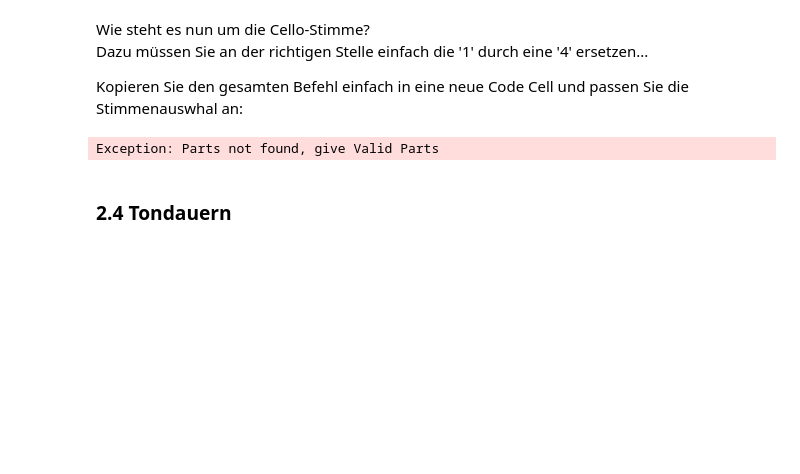
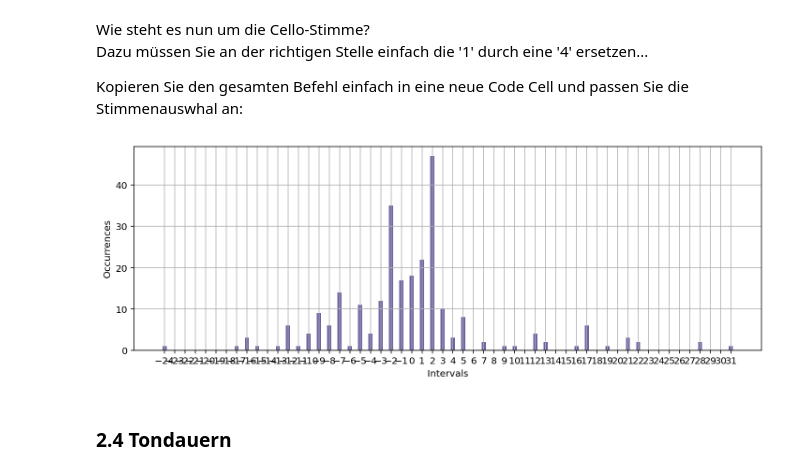
Before and after one commit to Christon-Ragavan/CAMAT, a Jupyter notebook: music_xml_parser/ipynb/22_CAMAT_Basics_Part2_Statistics.ipynb, the cells around one changed output. Drawn from its saved outputs; the diff is of its cells as text; code cells hidden in the pictures; blank space fills up the shorter version.

```diff
--- a/music_xml_parser/ipynb/22_CAMAT_Basics_Part2_Statistics.ipynb
+++ b/music_xml_parser/ipynb/22_CAMAT_Basics_Part2_Statistics.ipynb
@@ -332,11 +329,11 @@ Kopieren Sie den gesamten Befehl einfach in eine neue Code Cell und passen Sie d
 # %%
 # Hier der angepasste Befehl:
 
 interval_hist = mp.analyse.interval(m_df,
-                                    part='4',
+                                    part='1 t',
                                     do_plot=True)
 # %% [output]
-Exception: Parts not found, give Valid Parts
+[figure, added]
 # %% [markdown]
 ### 2.4 Tondauern
 # %% [markdown]
```
Also changed, not shown: parts of 1 cell of this notebook, 9 other files.
